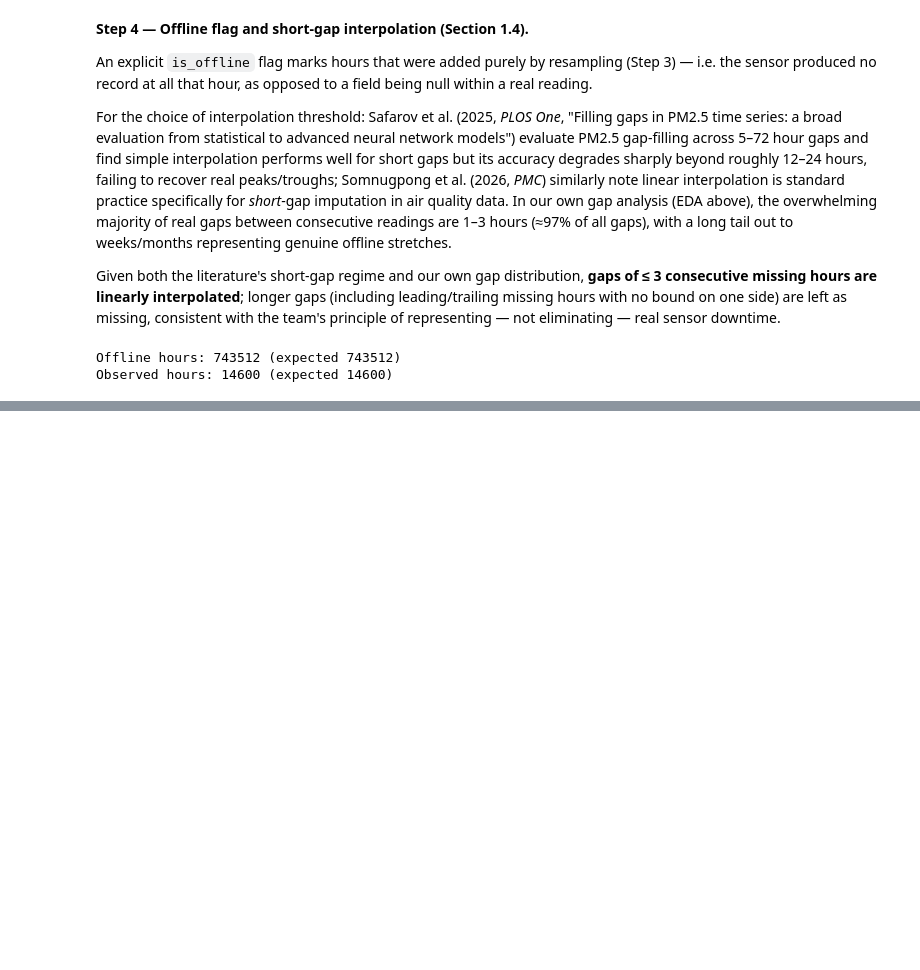
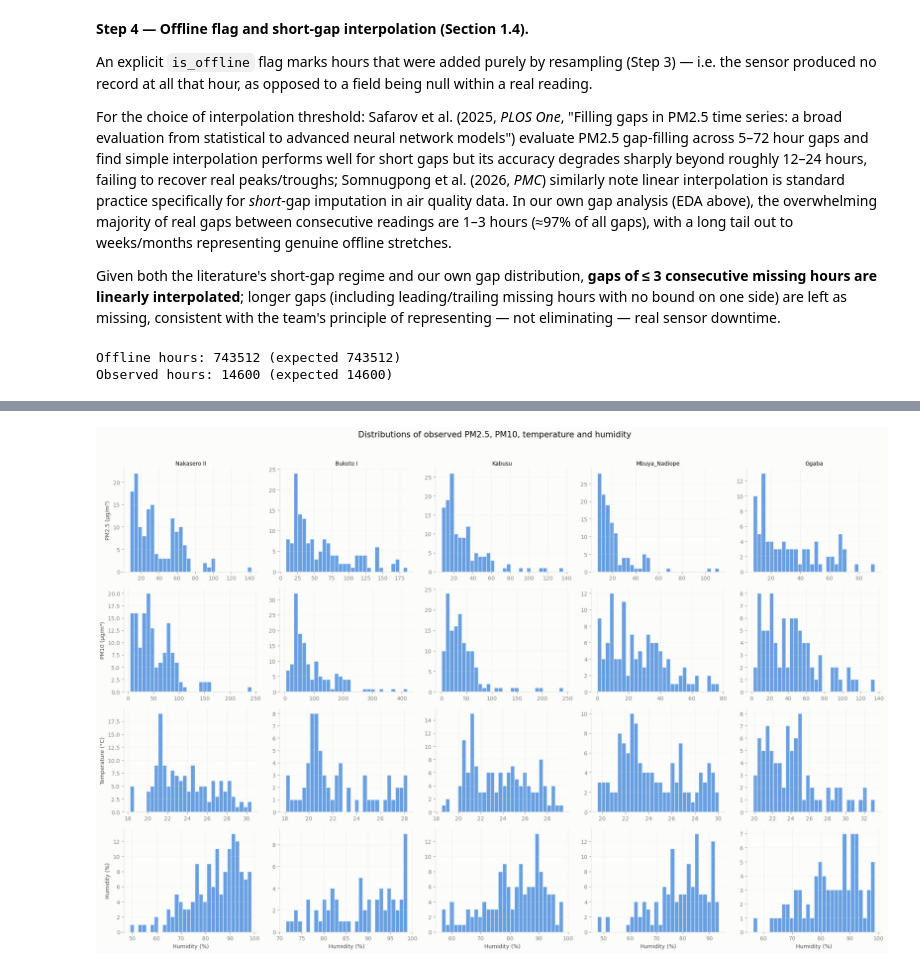
Before and after one commit to coleRodneyMigisha/airqo_cole_charis_assgnmnt, a Jupyter notebook: train.ipynb, the cells around one changed output, grey strips where cells are left out. Drawn from its saved outputs; the diff is of its cells as text; code cells hidden in the pictures; blank space fills up the shorter version.

```diff
--- a/train.ipynb
+++ b/train.ipynb
@@ -1256,0 +1433,70 @@ plt.show()
+# %%
+# Distribution plots using genuine observed values only.
+# No KNN-imputed or resampled values are used here.
+
+observed_plot_data = eda_observed[
+    eda_observed['site_name'].isin(eda_site_names)
+].copy()
+
+field_labels = {
+    'pm2_5_calibrated_value': 'PM2.5 (µg/m³)',
+    'pm10_calibrated_value': 'PM10 (µg/m³)',
+    'temperature': 'Temperature (°C)',
+    'humidity': 'Humidity (%)'
+}
+
+fig, axes = plt.subplots(
+    nrows=len(field_labels),
+    ncols=len(eda_site_names),
+    figsize=(20, 13),
+    squeeze=False
+)
+
+for row, (field, label) in enumerate(field_labels.items()):
+    for col, site_name in enumerate(eda_site_names):
+        ax = axes[row, col]
+
+        values = (
+            observed_plot_data
+            .loc[
+                observed_plot_data['site_name'] == site_name,
+                field
+            ]
+            .dropna()
+        )
+
+        ax.hist(
+            values,
+            bins=30,
+            color='#2a78d6',
+            alpha=0.70,
+            edgecolor='white'
+        )
+
+        if row == 0:
+            ax.set_title(
+                site_name.split(',')[0],
+                fontsize=10
+            )
+
+        if col == 0:
+            ax.set_ylabel(label)
+
+        if row == len(field_labels) - 1:
+            ax.set_xlabel(label)
+
+        ax.grid(
+            axis='y',
+            alpha=0.25
+        )
+
+fig.suptitle(
+    'Distributions of observed PM2.5, PM10, temperature and humidity',
+    fontsize=15,
+    y=1.02
+)
+
+fig.tight_layout()
+plt.show()
+# %% [output]
+[figure, added]
```
Also changed, not shown: parts of 52 cells of this notebook.
